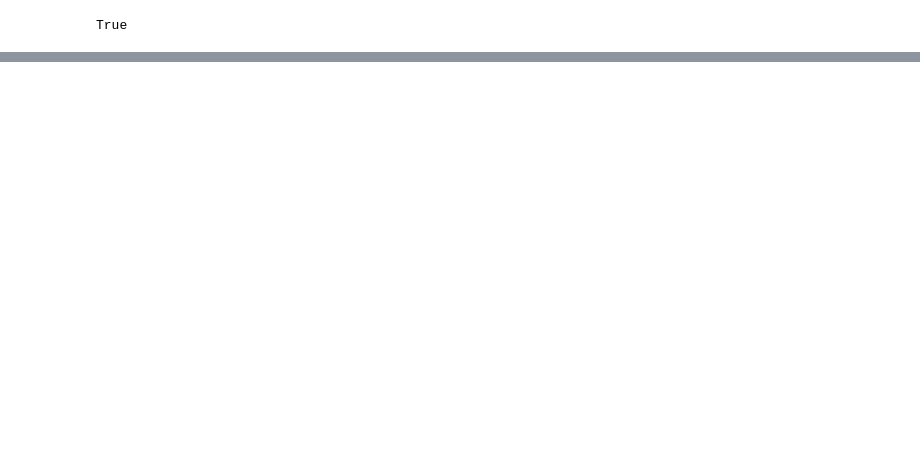
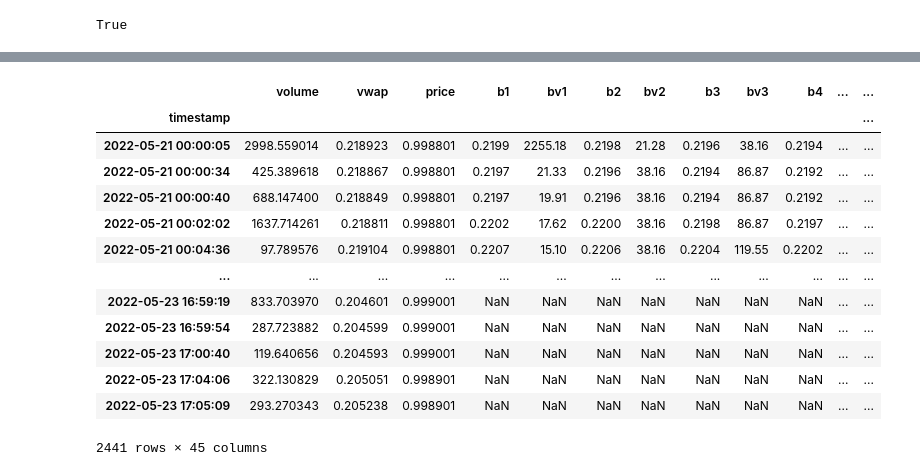
Before and after one commit to cryptoComChenXu/dex, a Jupyter notebook: dex_trade.ipynb, the cells around one changed output, grey strips where cells are left out. Cells and saved outputs as stored; diff of their text form; code cells hidden in the pictures; blank space fills up the shorter version.

```diff
--- a/dex_trade.ipynb
+++ b/dex_trade.ipynb
@@ -9,3 +10,6 @@ from functools import partial
+# %%
+output_dir = Path("capacity_data")
+output_dir.mkdir(exist_ok=True, parents=True)
 # %%
 import dolphindb as ddb
 s = ddb.session()
@@ -23,2 +26,0 @@ start_date, end_date = "2022-05-15", "2022-05-25"
-# %%
-delay = 15
@@ -33,3 +85,15 @@ gas_fees = {
+# %%
+gas_fees = {
+    "UNS": 30,
+    "MMS": 0.5,
+    "VVS": 0.5,
+}
+
+delays = {
+    "UNS": 15,
+    "MMS": 6,
+    "VVS": 6,
+}
 # %%
 starts, ends = [], []
 start = datetime.strptime(f"{start_date} 00:00:00", "%Y-%m-%d %H:%M:%S")
@@ -86,12 +195,14 @@ def buy_match(fee, n_levels, x):
     res, pnl = 0, 0
     tot = x["volume"]
     for i in range(1, n_levels + 1):
-        if x["vwap"] < x[f"a{i}"] or tot < 0:
+        price = x["vwap"] * x["price"]
+        if price < x[f"a{i}"] or tot <= 0:
             break
 
-        res += x[f"av{i}"] * x[f"a{i}"]
-        pnl += x[f"av{i}"] * (x["vwap"] - x[f"a{i}"])
-        tot -= x[f"av{i}"]
+        vol = min(tot, x[f"av{i}"])
+        res += vol * x[f"a{i}"]
+        pnl += vol * (price - x[f"a{i}"])
+        tot -= vol
 
     if pnl < fee:
         return 0, 0
@@ -104,12 +215,14 @@ def sell_match(fee, n_levels, x):
     res, pnl = 0, 0
     tot = x["volume"]
     for i in range(1, n_levels + 1):
-        if x["vwap"] > x[f"b{i}"] or tot < 0:
+        price = x["vwap"] * x["price"]
+        if price > x[f"b{i}"] or tot <= 0:
             break
 
-        res += x[f"bv{i}"] * x[f"b{i}"]
-        pnl += x[f"bv{i}"] * (x[f"b{i}"] - x["vwap"])
-        tot -= x[f"bv{i}"]
+        vol = min(tot, x[f"bv{i}"])
+        res += vol * x[f"b{i}"]
+        pnl += vol * (x[f"b{i}"] - price)
+        tot -= vol
 
     if pnl < fee:
         return 0, 0
@@ -179,2 +320,19 @@ df
+# %%
+df_S
+# %% [output]
+|  | volume | vwap | price | b1 | bv1 | b2 | bv2 | b3 | bv3 | b4 | ... | ... |
+| timestamp |  |  |  |  |  |  |  |  |  |  |  | ... |
+| 2022-05-21 00:00:05 | 2998.559014 | 0.218923 | 0.998801 | 0.2199 | 2255.18 | 0.2198 | 21.28 | 0.2196 | 38.16 | 0.2194 | ... | ... |
+| 2022-05-21 00:00:34 | 425.389618 | 0.218867 | 0.998801 | 0.2197 | 21.33 | 0.2196 | 38.16 | 0.2194 | 86.87 | 0.2192 | ... | ... |
+| 2022-05-21 00:00:40 | 688.147400 | 0.218849 | 0.998801 | 0.2197 | 19.91 | 0.2196 | 38.16 | 0.2194 | 86.87 | 0.2192 | ... | ... |
+| 2022-05-21 00:02:02 | 1637.714261 | 0.218811 | 0.998801 | 0.2202 | 17.62 | 0.2200 | 38.16 | 0.2198 | 86.87 | 0.2197 | ... | ... |
+| 2022-05-21 00:04:36 | 97.789576 | 0.219104 | 0.998801 | 0.2207 | 15.10 | 0.2206 | 38.16 | 0.2204 | 119.55 | 0.2202 | ... | ... |
+| ... | ... | ... | ... | ... | ... | ... | ... | ... | ... | ... | ... | ... |
+| 2022-05-23 16:59:19 | 833.703970 | 0.204601 | 0.999001 | NaN | NaN | NaN | NaN | NaN | NaN | NaN | ... | ... |
+| 2022-05-23 16:59:54 | 287.723882 | 0.204599 | 0.999001 | NaN | NaN | NaN | NaN | NaN | NaN | NaN | ... | ... |
+| 2022-05-23 17:00:40 | 119.640656 | 0.204593 | 0.999001 | NaN | NaN | NaN | NaN | NaN | NaN | NaN | ... | ... |
+| 2022-05-23 17:04:06 | 322.130829 | 0.205051 | 0.998901 | NaN | NaN | NaN | NaN | NaN | NaN | NaN | ... | ... |
+| 2022-05-23 17:05:09 | 293.270343 | 0.205238 | 0.998901 | NaN | NaN | NaN | NaN | NaN | NaN | NaN | ... | ... |
+2441 rows × 45 columns
 # %%
 df_L.to_csv("sample_L.csv", index=True)
```
Also changed, not shown: parts of 12 cells of this notebook.
